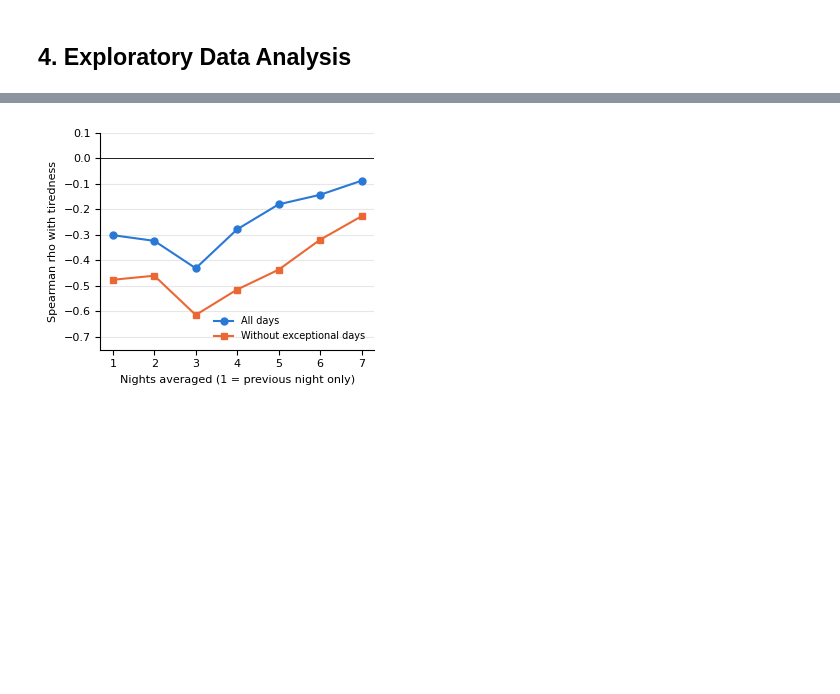
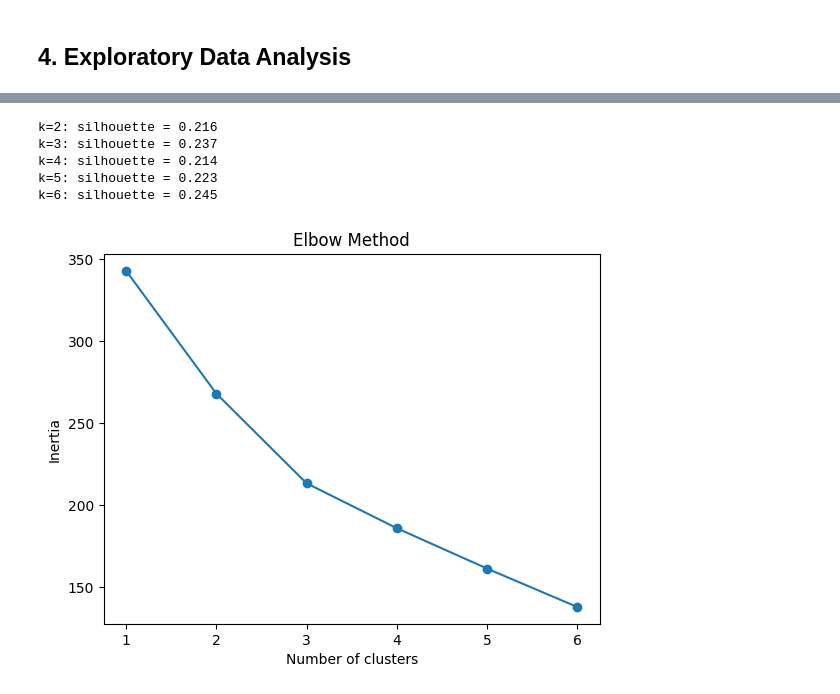
Before and after one commit to martacampas/what-makes-me-tired, a Jupyter notebook: tiredness_analysis.ipynb, the cells around one changed output, grey strips where cells are left out. Cells and saved outputs as stored; diff of their text form; code cells hidden in the pictures; blank space fills up the shorter version.

```diff
--- a/tiredness_analysis.ipynb
+++ b/tiredness_analysis.ipynb
@@ -75,15 +61,8 @@ dtype: int64
 Duplicated dates: 0
 # %%
-# Convert date column to datetime and sort by date
+# Convert types
 df['date'] = pd.to_datetime(df['date'])
-df = df.sort_values('date').reset_index(drop=True)
-
-# Convert university_day into a binary variable
 df['university_day'] = df['university_day'].map({'No': 0, 'Yes': 1})
 
-# Check data types
-df.info()
-
-# Summary statistics
-display(df.describe().T.round(2))
+df.describe().round(2)
 # %% [output]
@@ -300,0 +203,8 @@ still uses all 49 days; this is only a robustness check.
+# %%
+df['sleep_3days'] = df['sleep_hours'].rolling(3).mean()
+days = df.dropna(subset=['sleep_3days'])  # the first 2 days have no 3-day average
+
+rho, p = spearmanr(days['sleep_hours'], days['tiredness'])
+print(f"Previous night: rho = {rho:.3f}, p = {p:.3f}")
+rho, p = spearmanr(days['sleep_3days'], days['tiredness'])
+print(f"Last 3 nights:  rho = {rho:.3f}, p = {p:.3f}")
@@ -382,36 +260,19 @@ Without exceptional days (n = 38):
 # %%
-# Robustness: Spearman correlation of tiredness with sleep averaged over 1-7 days
-windows = range(1, 8)
-window_rows = []
-for w in windows:
-    for label in ['All days', 'Without exceptional days']:
-        sleep_avg = df['sleep_hours'].rolling(window=w).mean()
-        mask = sleep_avg.notna()
-        if label == 'Without exceptional days':
-            mask = mask & (df['exceptional_day'] == 0)
-        r, p = stats.spearmanr(sleep_avg[mask], df.loc[mask, 'tiredness'])
-        window_rows.append({'window_days': w, 'sample': label, 'rho': r, 'p': p, 'n': mask.sum()})
-window_results = pd.DataFrame(window_rows)
-display(window_results.pivot(index='window_days', columns='sample', values='rho').round(3))
+features = ['sleep_hours', 'nap_duration_min', 'total_academic_hours', 'screen_time_hours',
+            'screen_before_bed_min', 'gym_duration_min', 'steps']
+X = StandardScaler().fit_transform(df[features])
 
-# Figure 2 (report)
-plt.rcParams.update({'font.size': 8})
-fig, ax = plt.subplots(figsize=(3.5, 2.8))
-styles = {'All days': ('#2a78d6', 'o'), 'Without exceptional days': ('#eb6834', 's')}
-for label, (color, marker) in styles.items():
-    sub = window_results[window_results['sample'] == label]
-    ax.plot(sub['window_days'], sub['rho'], color=color, marker=marker,
-            markersize=5, linewidth=1.5, label=label)
-ax.axhline(0, color='black', linewidth=0.6)
-ax.set_xlabel('Nights averaged (1 = previous night only)')
-ax.set_ylabel('Spearman rho with tiredness')
-ax.set_xticks(list(windows))
-ax.set_ylim(-0.75, 0.1)
-ax.grid(axis='y', alpha=0.3)
-ax.spines[['top', 'right']].set_visible(False)
-ax.legend(frameon=False, fontsize=7, loc='lower right')
-plt.tight_layout()
-plt.savefig('figures/fig2_sleep_window.png', dpi=300)
+# Choose the number of clusters
+inertias = []
+for k in range(1, 7):
+    model = KMeans(n_clusters=k, random_state=42, n_init=10).fit(X)
+    inertias.append(model.inertia_)
+    if k >= 2:
+        print(f"k={k}: silhouette = {silhouette_score(X, model.labels_):.3f}")
+
+plt.plot(range(1, 7), inertias, marker='o')
+plt.xlabel('Number of clusters')
+plt.ylabel('Inertia')
+plt.title('Elbow Method')
 plt.show()
-plt.rcParams.update(plt.rcParamsDefault)
 # %% [output]
@@ -427,2 +279,7 @@ plt.rcParams.update(plt.rcParamsDefault)
+k=2: silhouette = 0.216
+k=3: silhouette = 0.237
+k=4: silhouette = 0.214
+k=5: silhouette = 0.223
+k=6: silhouette = 0.245
-[figure, old version]
+[figure, new version]
 # %%
```
Also changed, not shown: parts of 34 cells of this notebook, 1 other file.
